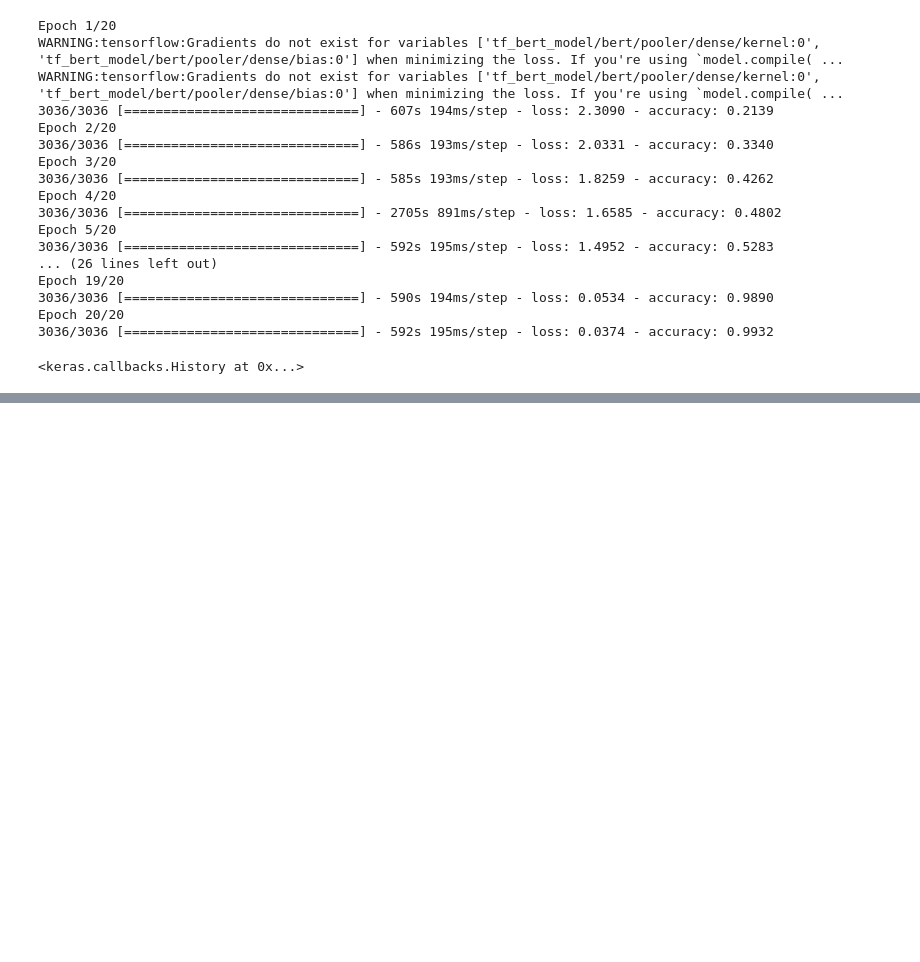
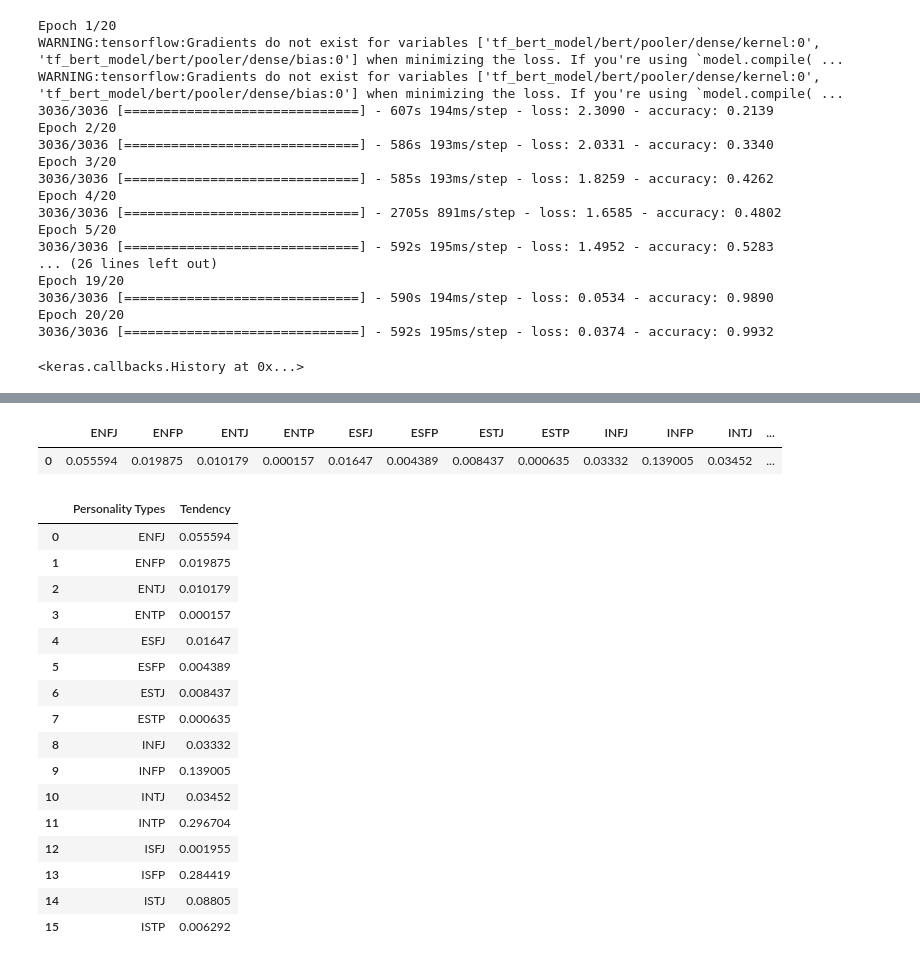
Before and after one commit to TeradonGenesis/Ridesurance, a Jupyter notebook: BERT_Analysis.ipynb, the cells around one changed output, grey strips where cells are left out. Drawn from its saved outputs; the diff is of its cells as text; code cells hidden in the pictures; blank space fills up the shorter version.

```diff
--- a/BERT_Analysis.ipynb
+++ b/BERT_Analysis.ipynb
@@ -268,0 +247,17 @@ Make sure all arrays contain the same number of samples.
+# %%
+def textToPersonalityAnalysis(sentence):
+    cols = data['type'].unique()
+    cols = types.tolist()
+    colnames = ['sentence']
+    colnames = colnames+cols
+    personalityPrediction = pd.DataFrame(columns = colnames)
+    personalityPrediction.loc[0, 'sentence'] = sentence
+    sentence = tokenizing(personalityPrediction['sentence'], tokenizer, 150)
+    sentence = pad_sequences(sentence, maxlen=150, dtype="long", value=0, truncating="post", padding="post")
+    prediction = model.predict(np.array(sentence))
+    personalityPrediction.loc[0, cols] = prediction
+    return personalityPrediction
+# %%
+### in an ideal situation social media text will be provided into the function and will be analysed
+df = textToPersonalityAnalysis('Dear .What your purpose of many loading bay at your area? Which is your are not alllow riders delivery to park around your loading bay. Commonly riders know your centralize parking which forcing us and vendors to put those orders at Eat Place.')
+df
@@ -268,0 +268,27 @@ Make sure all arrays contain the same number of samples.
+# %%
+df. drop("sentence", axis=1, inplace=True)
+# %% [output]
+|  | ENFJ | ENFP | ENTJ | ENTP | ESFJ | ESFP | ESTJ | ESTP | INFJ | INFP | INTJ | ... |
+| 0 | 0.055594 | 0.019875 | 0.010179 | 0.000157 | 0.01647 | 0.004389 | 0.008437 | 0.000635 | 0.03332 | 0.139005 | 0.03452 | ... |
+# %%
+radarDf= pd.DataFrame({'Personality Types': df.columns,
+                   'Tendency': df.iloc[0].values})
+radarDf
+# %% [output]
+|  | Personality Types | Tendency |
+| 0 | ENFJ | 0.055594 |
+| 1 | ENFP | 0.019875 |
+| 2 | ENTJ | 0.010179 |
+| 3 | ENTP | 0.000157 |
+| 4 | ESFJ | 0.01647 |
+| 5 | ESFP | 0.004389 |
+| 6 | ESTJ | 0.008437 |
+| 7 | ESTP | 0.000635 |
+| 8 | INFJ | 0.03332 |
+| 9 | INFP | 0.139005 |
+| 10 | INTJ | 0.03452 |
+| 11 | INTP | 0.296704 |
+| 12 | ISFJ | 0.001955 |
+| 13 | ISFP | 0.284419 |
+| 14 | ISTJ | 0.08805 |
+| 15 | ISTP | 0.006292 |
```
Also changed, not shown: parts of 20 cells of this notebook.
